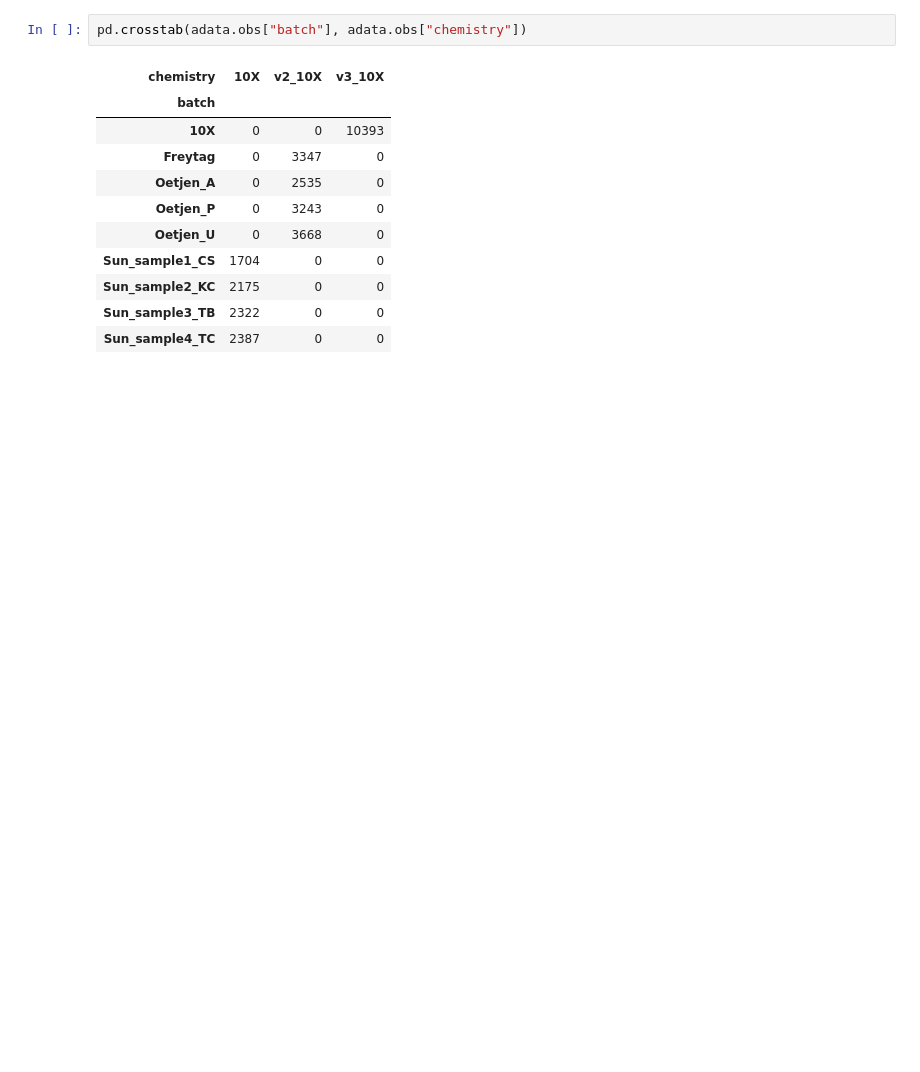
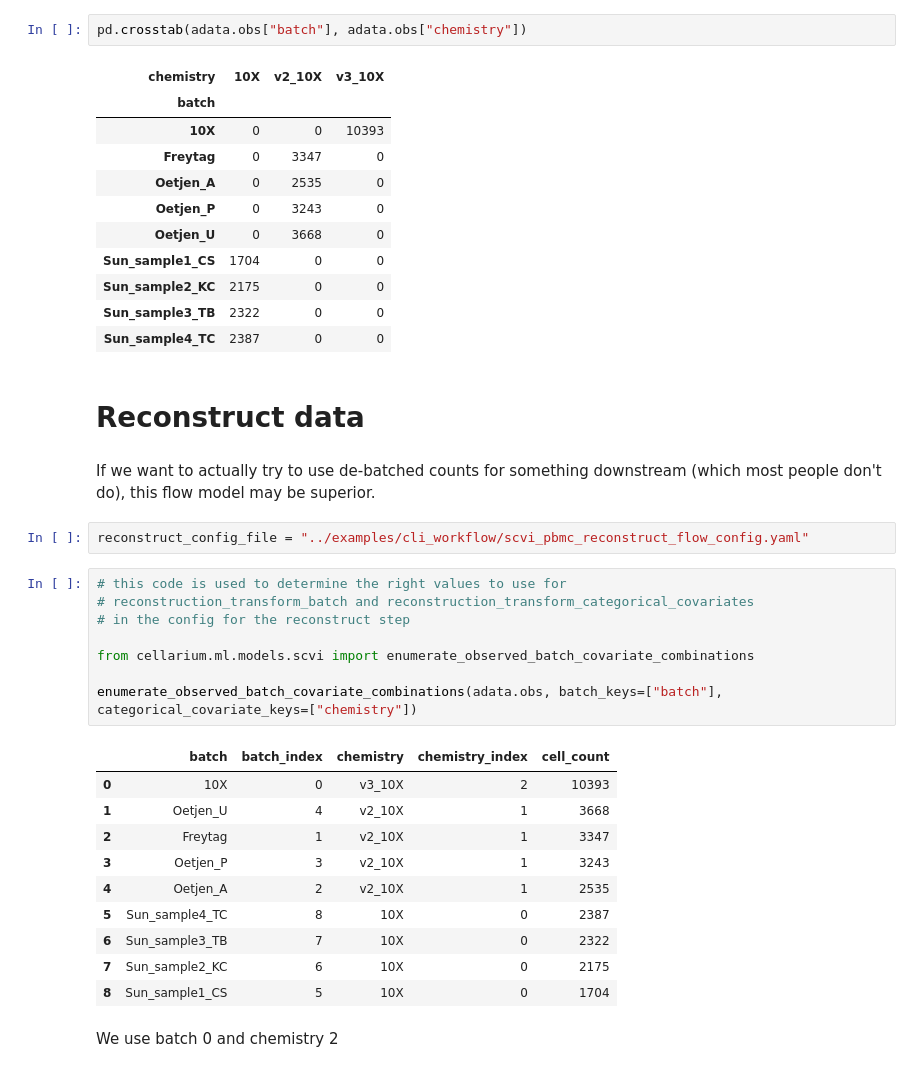
Before and after one commit to cellarium-ai/cellarium-ml, a Jupyter notebook: notebooks/scvi_demo_normalizing_flow_prior.ipynb, the cells around one changed output. Saved outputs shown, nothing was run; the diff lists cells and outputs as text; blank space fills up the shorter version.

```diff
--- a/notebooks/scvi_demo_normalizing_flow_prior.ipynb
+++ b/notebooks/scvi_demo_normalizing_flow_prior.ipynb
@@ -293,3 +296,30 @@ pd.crosstab(adata.obs["batch"], adata.obs["chemistry"])
 | Sun_sample2_KC | 2175 | 0 | 0 |
 | Sun_sample3_TB | 2322 | 0 | 0 |
 | Sun_sample4_TC | 2387 | 0 | 0 |
+# %% [markdown]
+# Reconstruct data
+# %% [markdown]
+If we want to actually try to use de-batched counts for something downstream (which most people don't do), this flow model may be superior.
+# %%
+reconstruct_config_file = "../examples/cli_workflow/scvi_pbmc_reconstruct_flow_config.yaml"
+# %%
+# this code is used to determine the right values to use for
+# reconstruction_transform_batch and reconstruction_transform_categorical_covariates
+# in the config for the reconstruct step
+
+from cellarium.ml.models.scvi import enumerate_observed_batch_covariate_combinations
+
+enumerate_observed_batch_covariate_combinations(adata.obs, batch_keys=["batch"], categorical_covariate_keys=["chemistry"])
+# %% [output]
+|  | batch | batch_index | chemistry | chemistry_index | cell_count |
+| 0 | 10X | 0 | v3_10X | 2 | 10393 |
+| 1 | Oetjen_U | 4 | v2_10X | 1 | 3668 |
+| 2 | Freytag | 1 | v2_10X | 1 | 3347 |
+| 3 | Oetjen_P | 3 | v2_10X | 1 | 3243 |
+| 4 | Oetjen_A | 2 | v2_10X | 1 | 2535 |
+| 5 | Sun_sample4_TC | 8 | 10X | 0 | 2387 |
+| 6 | Sun_sample3_TB | 7 | 10X | 0 | 2322 |
+| 7 | Sun_sample2_KC | 6 | 10X | 0 | 2175 |
+| 8 | Sun_sample1_CS | 5 | 10X | 0 | 1704 |
+# %% [markdown]
+We use batch 0 and chemistry 2
```
Also changed, not shown: parts of 14 cells of this notebook, 4 other files.
